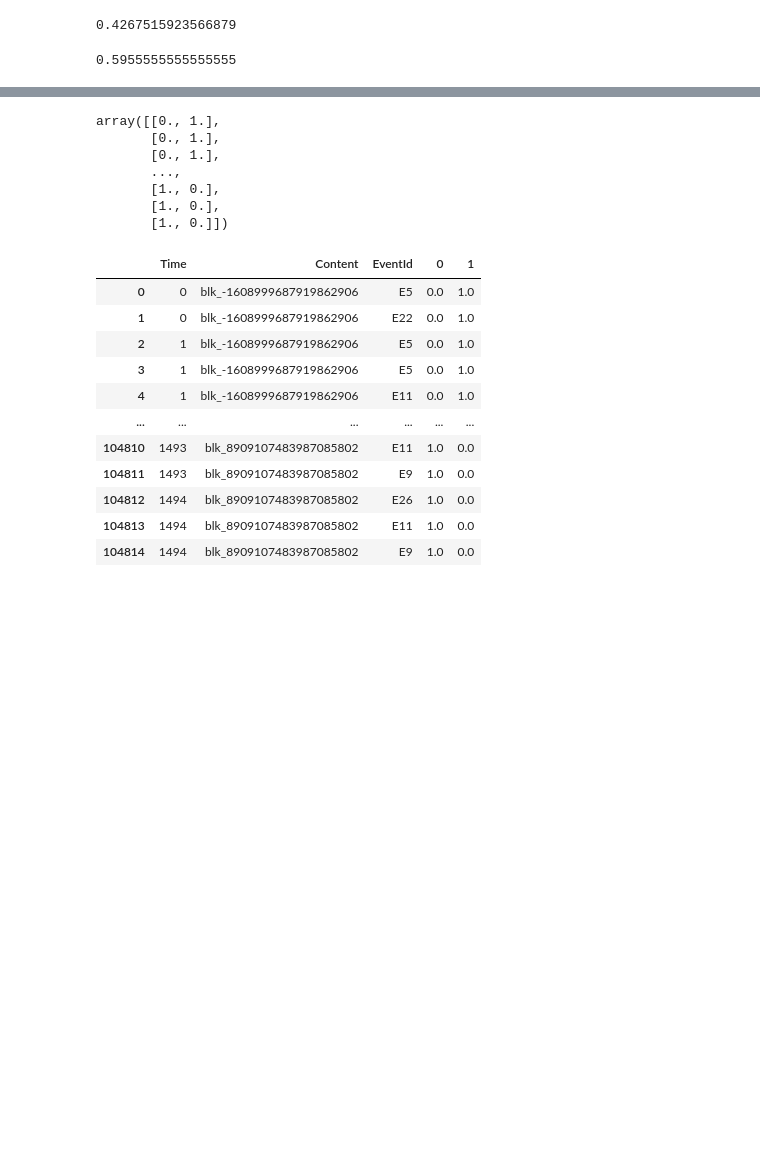
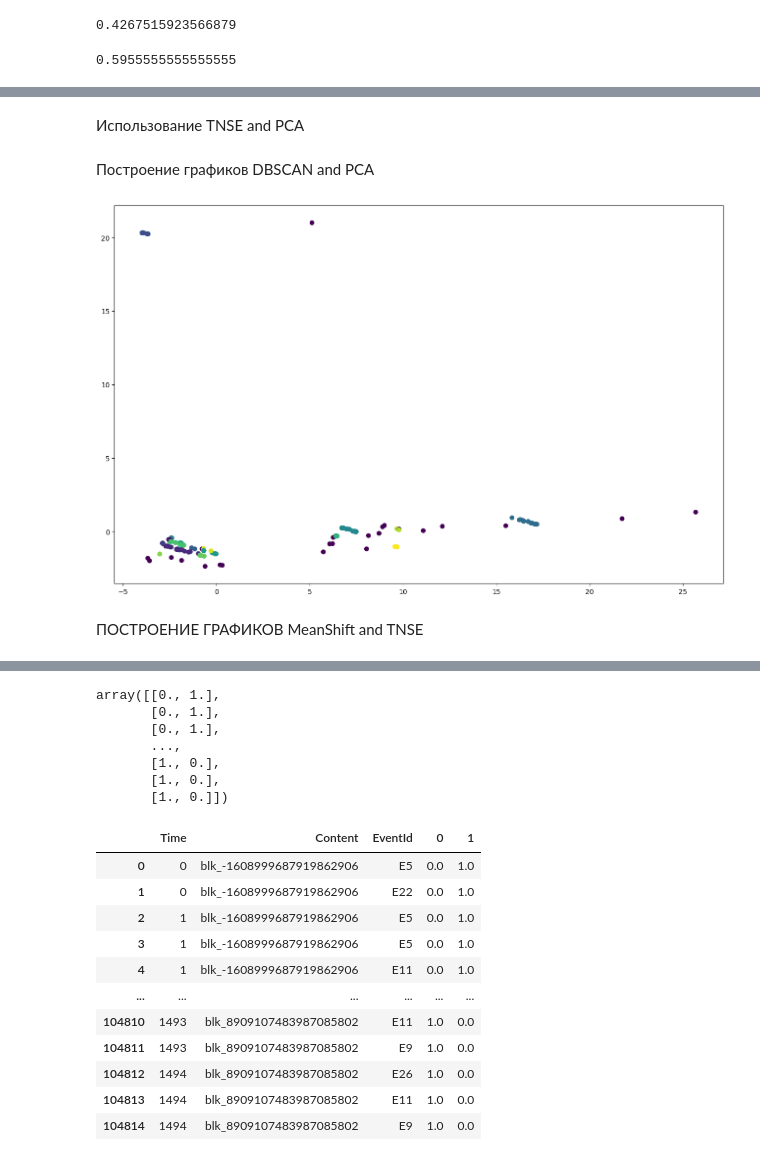
Before and after one commit to eiforiaa/diplom_lyapkina, a Jupyter notebook: new.ipynb, the cells around one changed output, grey strips where cells are left out. Saved outputs shown, nothing was run; the diff lists cells and outputs as text; code cells hidden in the pictures; blank space fills up the shorter version.

```diff
--- a/new.ipynb
+++ b/new.ipynb
@@ -434,6 +432,6 @@ x_data_new.shape
 # %%
-x_data_new = data_new['x_data'][:100000]
-y_data_new = data_new['y_data'][:100000] #anomalii
+x_data_new = data_new['x_data'][:104816]
+y_data_new = data_new['y_data'][:104816] #anomalii
 x_training_data, x_test_data, y_training_data, y_test_data = train_test_split(x_data_new, y_data_new, test_size = 0.3)
 # %%
 feature_extractor = FeatureExtractor()
@@ -447,0 +446,4 @@ Test data shape: 30000-by-28
+# %%
+feature_extractor = FeatureExtractor()
+x_train_new = feature_extractor.fit_transform(x_train, term_weighting='tf-idf', normalization='zero-mean')
+x_test_new = feature_extractor.transform(x_test)
@@ -556,6 +574,11 @@ f1_score(y_test, model_kn.predict(x_test))
+# %%
+anomalii = x_test_new[np.where(y_test_data == 1)]
 # %%
 from sklearn.cluster import DBSCAN
 from sklearn.cluster import MeanShift
 
 from sklearn.manifold import TSNE
 from sklearn.decomposition import PCA
+# %%
+clustering = DBSCAN(eps=3, min_samples=2).fit(anomalii)
+# clustering.labels_
@@ -562,7 +587,24 @@ from sklearn.decomposition import PCA
+# %% [markdown]
+Использование TNSE and PCA
 # %%
 X_after_tsne = TSNE(n_components=2, random_state=15).fit_transform(anomalii)
 # %%
 X_after_pca = PCA(n_components=2, random_state=15).fit_transform(anomalii)
+# %% [markdown]
+Построение графиков DBSCAN and PCA
+# %%
+plt.style.use('default')
+X_axis = []
+Y_axis = []
+for i in range(X_after_pca.shape[0]):
+    X_axis.append(X_after_pca[i][0])
+    Y_axis.append(X_after_pca[i][1])
+plt.figure(figsize=(16,10))
+plt.scatter(x=X_axis, y=Y_axis, c=clustering.labels_);
+# %% [output]
+[figure, added]
+# %% [markdown]
+ПОСТРОЕНИЕ ГРАФИКОВ MeanShift and TNSE
 # %%
 plt.style.use('default')
 X_axis = []
```
Also changed, not shown: parts of 45 cells of this notebook.
